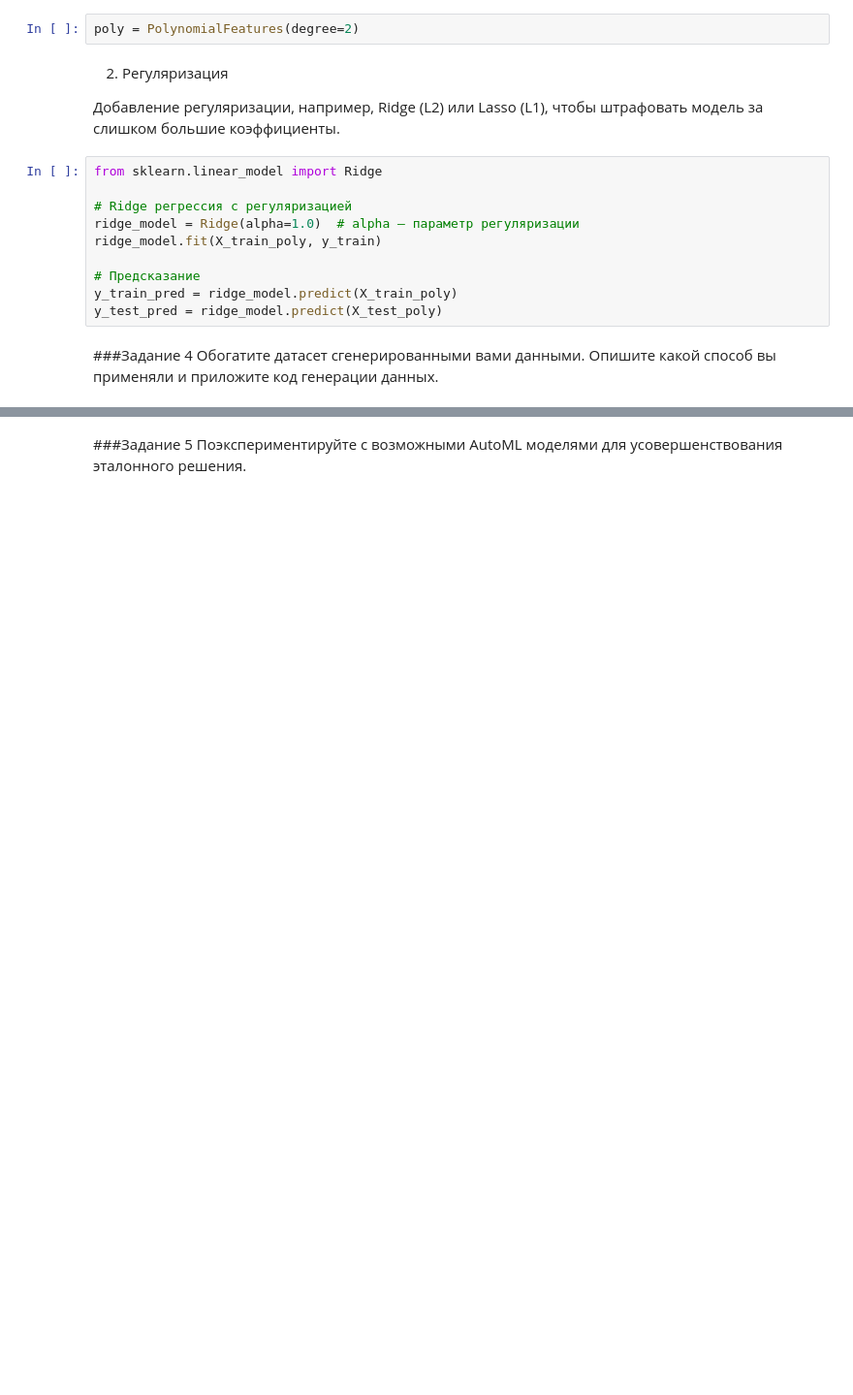
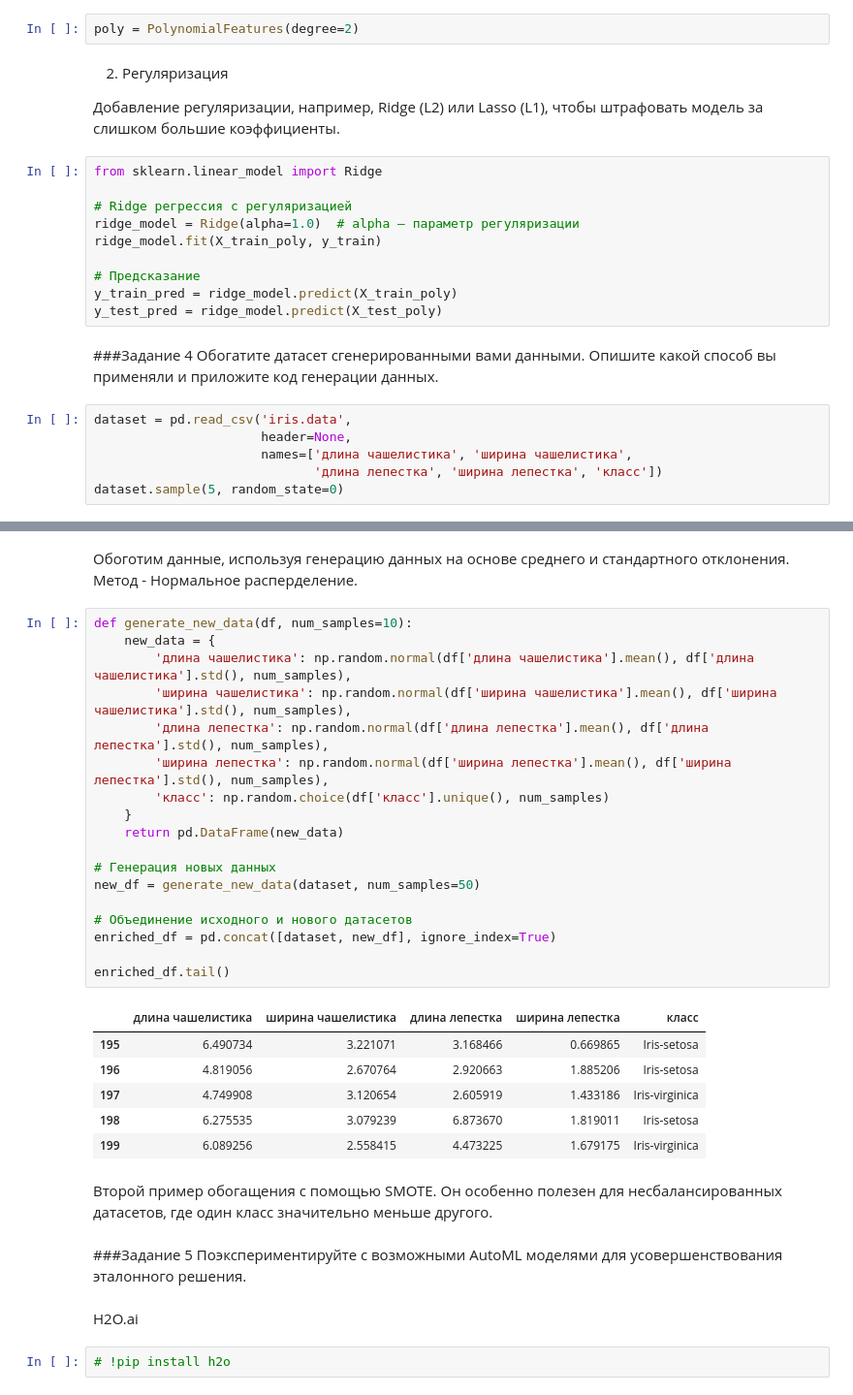
Before and after one commit to ShagMichail/Industrial-Analytics-Platforms, a Jupyter notebook: Task/Task_1.ipynb, the cells around one changed output, grey strips where cells are left out. Shown at 97% size. Cells and saved outputs as stored; diff of their text form; blank space fills up the shorter version.

```diff
--- a/Task/Task_1.ipynb
+++ b/Task/Task_1.ipynb
@@ -143,3 +143,9 @@ y_test_pred = ridge_model.predict(X_test_poly)
 # %% [markdown]
 ###Задание 4
 Обогатите датасет сгенерированными вами данными. Опишите какой способ вы применяли и приложите код генерации данных.
+# %%
+dataset = pd.read_csv('iris.data',
+                      header=None,
+                      names=['длина чашелистика', 'ширина чашелистика',
+                             'длина лепестка', 'ширина лепестка', 'класс'])
+dataset.sample(5, random_state=0)
@@ -146,3 +159,36 @@ y_test_pred = ridge_model.predict(X_test_poly)
+# %% [markdown]
+Обоготим данные, используя генерацию данных на основе среднего и стандартного отклонения. Метод - Нормальное расперделение.
+# %%
+def generate_new_data(df, num_samples=10):
+    new_data = {
+        'длина чашелистика': np.random.normal(df['длина чашелистика'].mean(), df['длина чашелистика'].std(), num_samples),
+        'ширина чашелистика': np.random.normal(df['ширина чашелистика'].mean(), df['ширина чашелистика'].std(), num_samples),
+        'длина лепестка': np.random.normal(df['длина лепестка'].mean(), df['длина лепестка'].std(), num_samples),
+        'ширина лепестка': np.random.normal(df['ширина лепестка'].mean(), df['ширина лепестка'].std(), num_samples),
+        'класс': np.random.choice(df['класс'].unique(), num_samples)
+    }
+    return pd.DataFrame(new_data)
+
+# Генерация новых данных
+new_df = generate_new_data(dataset, num_samples=50)
+
+# Объединение исходного и нового датасетов
+enriched_df = pd.concat([dataset, new_df], ignore_index=True)
+
+enriched_df.tail()
+# %% [output]
+|  | длина чашелистика | ширина чашелистика | длина лепестка | ширина лепестка | класс |
+| 195 | 6.490734 | 3.221071 | 3.168466 | 0.669865 | Iris-setosa |
+| 196 | 4.819056 | 2.670764 | 2.920663 | 1.885206 | Iris-setosa |
+| 197 | 4.749908 | 3.120654 | 2.605919 | 1.433186 | Iris-virginica |
+| 198 | 6.275535 | 3.079239 | 6.873670 | 1.819011 | Iris-setosa |
+| 199 | 6.089256 | 2.558415 | 4.473225 | 1.679175 | Iris-virginica |
+# %% [markdown]
+Второй пример обогащения с помощью SMOTE. Он особенно полезен для несбалансированных датасетов, где один класс значительно меньше другого.
 # %% [markdown]
 ###Задание 5
 Поэкспериментируйте с возможными AutoML моделями для усовершенствования эталонного решения.
+# %% [markdown]
+H2O.ai
+# %%
+# !pip install h2o
```
Also changed, not shown: parts of 8 cells of this notebook.
